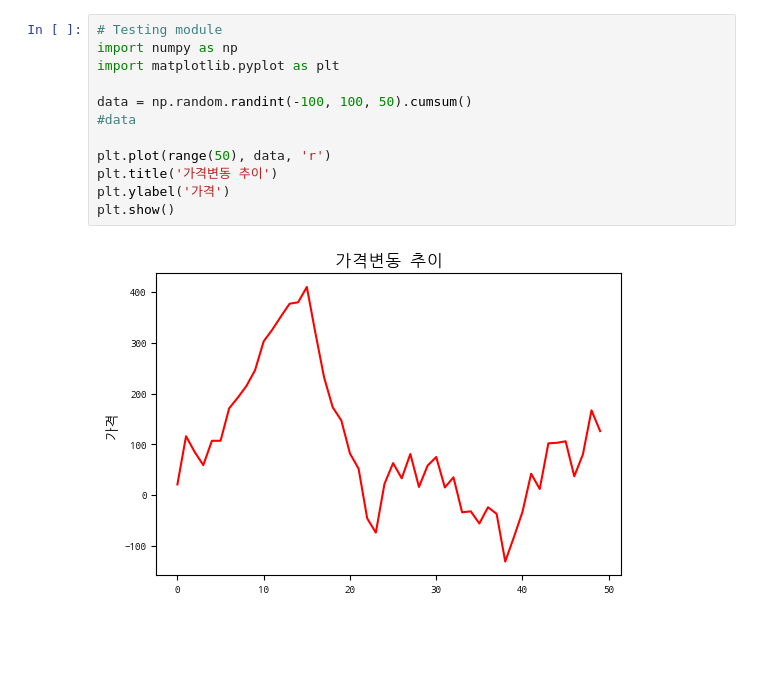
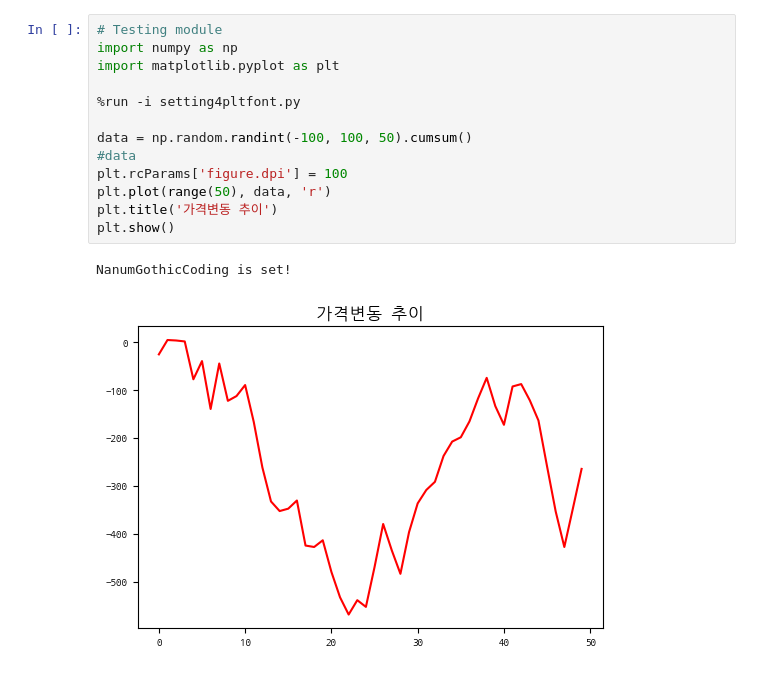
Before and after one commit to anarinsk/test-geopandas, a Jupyter notebook: setup-korean-sh.ipynb, the cells around one changed output. Cells and saved outputs as stored; diff of their text form; blank space fills up the shorter version.

```diff
--- a/setup-korean-sh.ipynb
+++ b/setup-korean-sh.ipynb
@@ -33,14 +67,16 @@ NanumGothicCoding is set!
 # %%
 # Testing module
 import numpy as np
 import matplotlib.pyplot as plt
 
+%run -i setting4pltfont.py
+
 data = np.random.randint(-100, 100, 50).cumsum()
 #data
-
+plt.rcParams['figure.dpi'] = 100
 plt.plot(range(50), data, 'r')
 plt.title('가격변동 추이')
-plt.ylabel('가격')
 plt.show()
 # %% [output]
+NanumGothicCoding is set!
-[figure, old version]
+[figure, new version]
```
Also changed, not shown: parts of 3 cells of this notebook, 4 other files.
